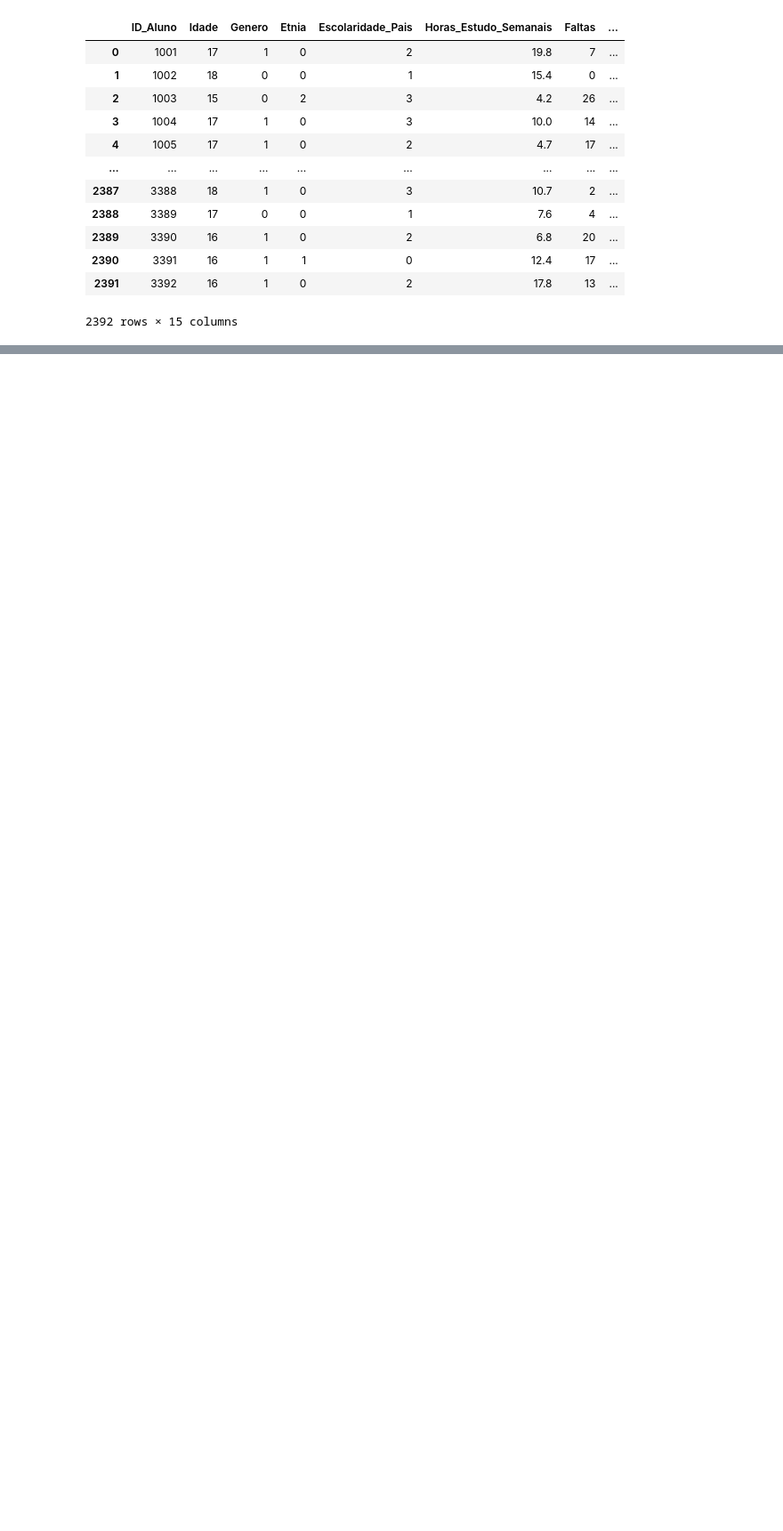
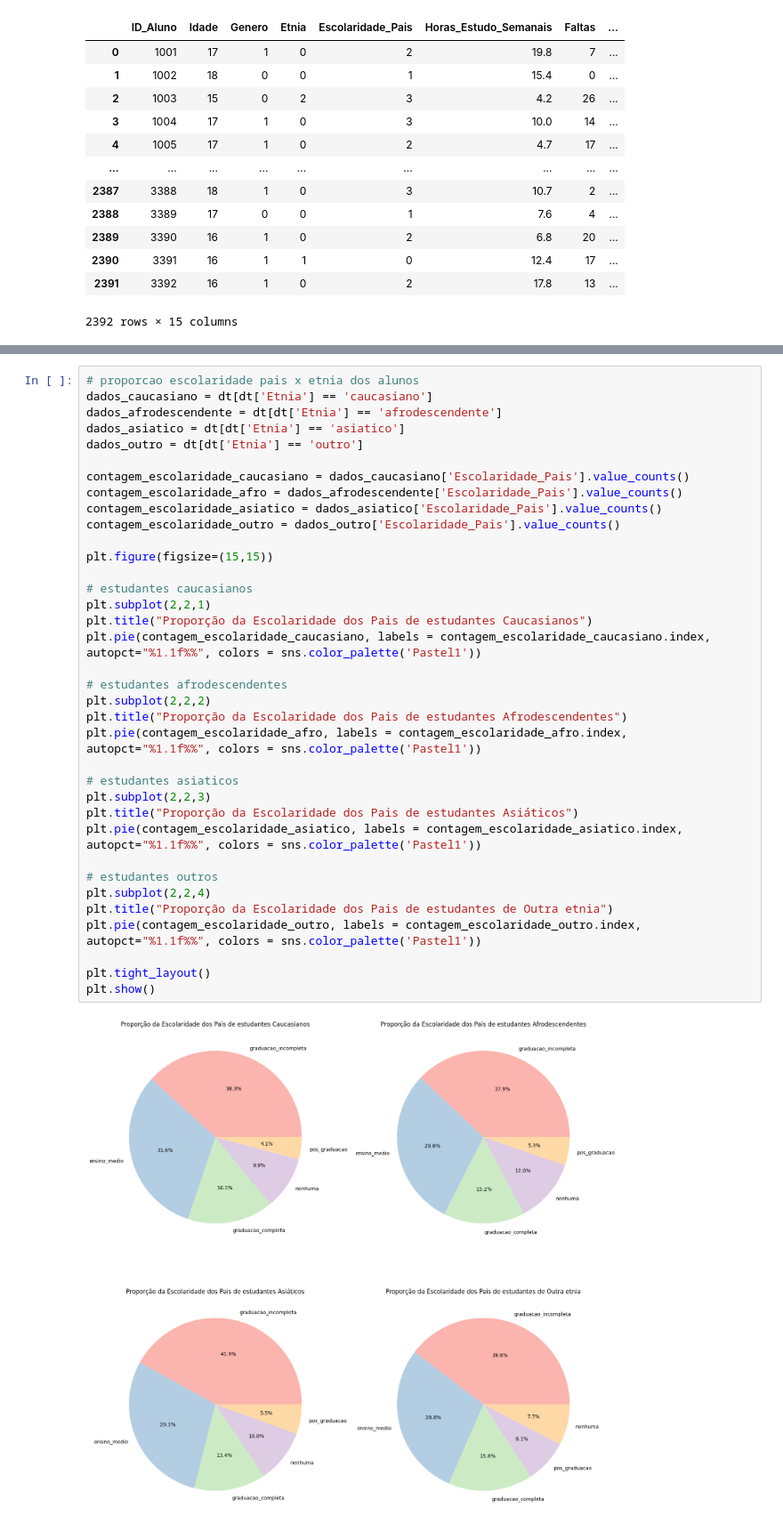
Before and after one commit to anavidev/dados-educacionais, a Jupyter notebook: notebook/analise_dados_educacionais.ipynb, the cells around one changed output, grey strips where cells are left out. Shown at 89% size. Drawn from its saved outputs; the diff is of its cells as text; blank space fills up the shorter version.

```diff
--- a/notebook/analise_dados_educacionais.ipynb
+++ b/notebook/analise_dados_educacionais.ipynb
@@ -450,0 +452,38 @@ plt.show()
+# %%
+# proporcao escolaridade pais x etnia dos alunos
+dados_caucasiano = dt[dt['Etnia'] == 'caucasiano']
+dados_afrodescendente = dt[dt['Etnia'] == 'afrodescendente']
+dados_asiatico = dt[dt['Etnia'] == 'asiatico']
+dados_outro = dt[dt['Etnia'] == 'outro']
+
+contagem_escolaridade_caucasiano = dados_caucasiano['Escolaridade_Pais'].value_counts()
+contagem_escolaridade_afro = dados_afrodescendente['Escolaridade_Pais'].value_counts()
+contagem_escolaridade_asiatico = dados_asiatico['Escolaridade_Pais'].value_counts()
+contagem_escolaridade_outro = dados_outro['Escolaridade_Pais'].value_counts()
+
+plt.figure(figsize=(15,15))
+
+# estudantes caucasianos
+plt.subplot(2,2,1)
+plt.title("Proporção da Escolaridade dos Pais de estudantes Caucasianos")
+plt.pie(contagem_escolaridade_caucasiano, labels = contagem_escolaridade_caucasiano.index, autopct="%1.1f%%", colors = sns.color_palette('Pastel1'))
+
+# estudantes afrodescendentes
+plt.subplot(2,2,2)
+plt.title("Proporção da Escolaridade dos Pais de estudantes Afrodescendentes")
+plt.pie(contagem_escolaridade_afro, labels = contagem_escolaridade_afro.index, autopct="%1.1f%%", colors = sns.color_palette('Pastel1'))
+
+# estudantes asiaticos
+plt.subplot(2,2,3)
+plt.title("Proporção da Escolaridade dos Pais de estudantes Asiáticos")
+plt.pie(contagem_escolaridade_asiatico, labels = contagem_escolaridade_asiatico.index, autopct="%1.1f%%", colors = sns.color_palette('Pastel1'))
+
+# estudantes outros
+plt.subplot(2,2,4)
+plt.title("Proporção da Escolaridade dos Pais de estudantes de Outra etnia")
+plt.pie(contagem_escolaridade_outro, labels = contagem_escolaridade_outro.index, autopct="%1.1f%%", colors = sns.color_palette('Pastel1'))
+
+plt.tight_layout()
+plt.show()
+# %% [output]
+[figure, added]
```
Also changed, not shown: parts of 6 cells of this notebook.
